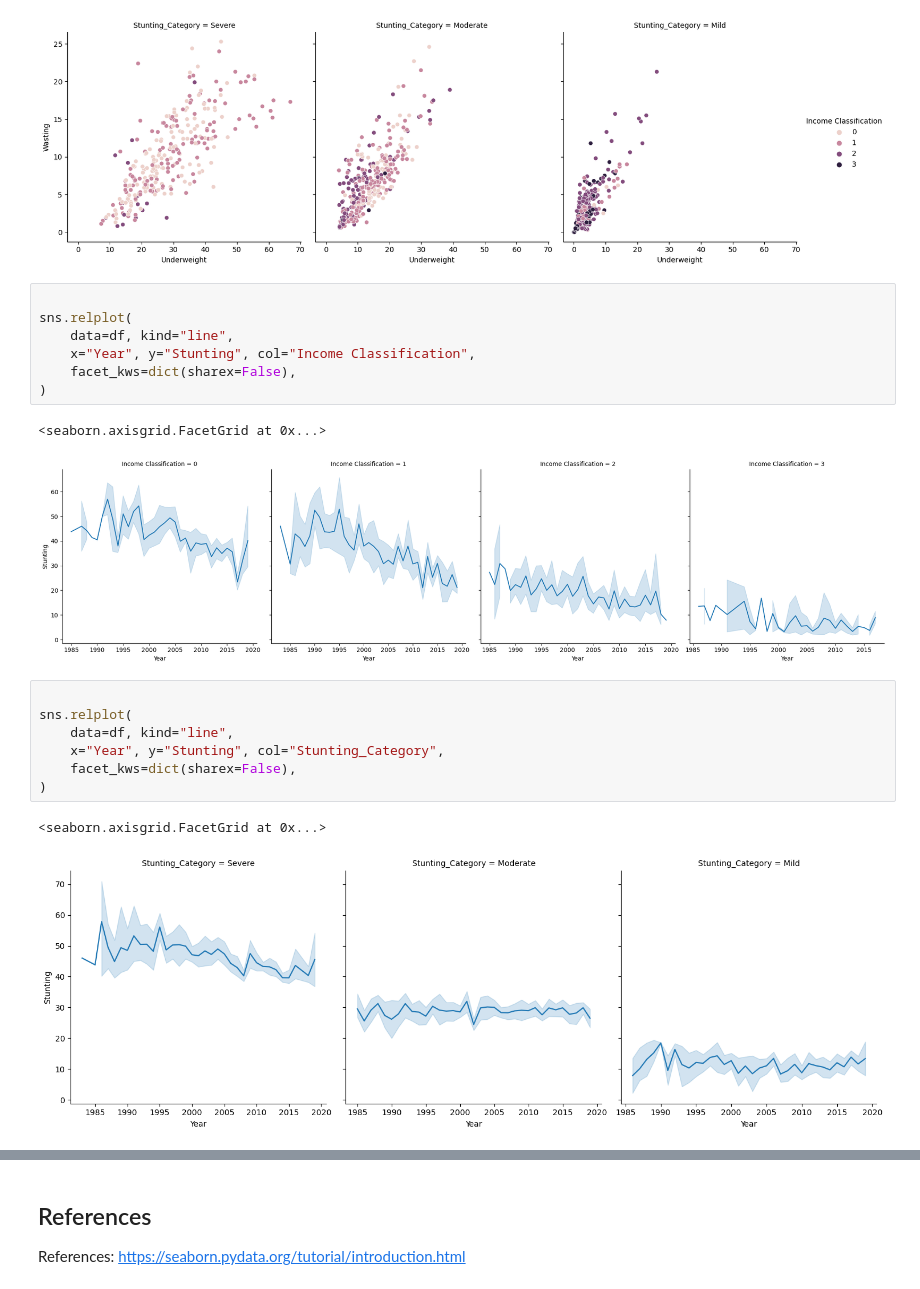
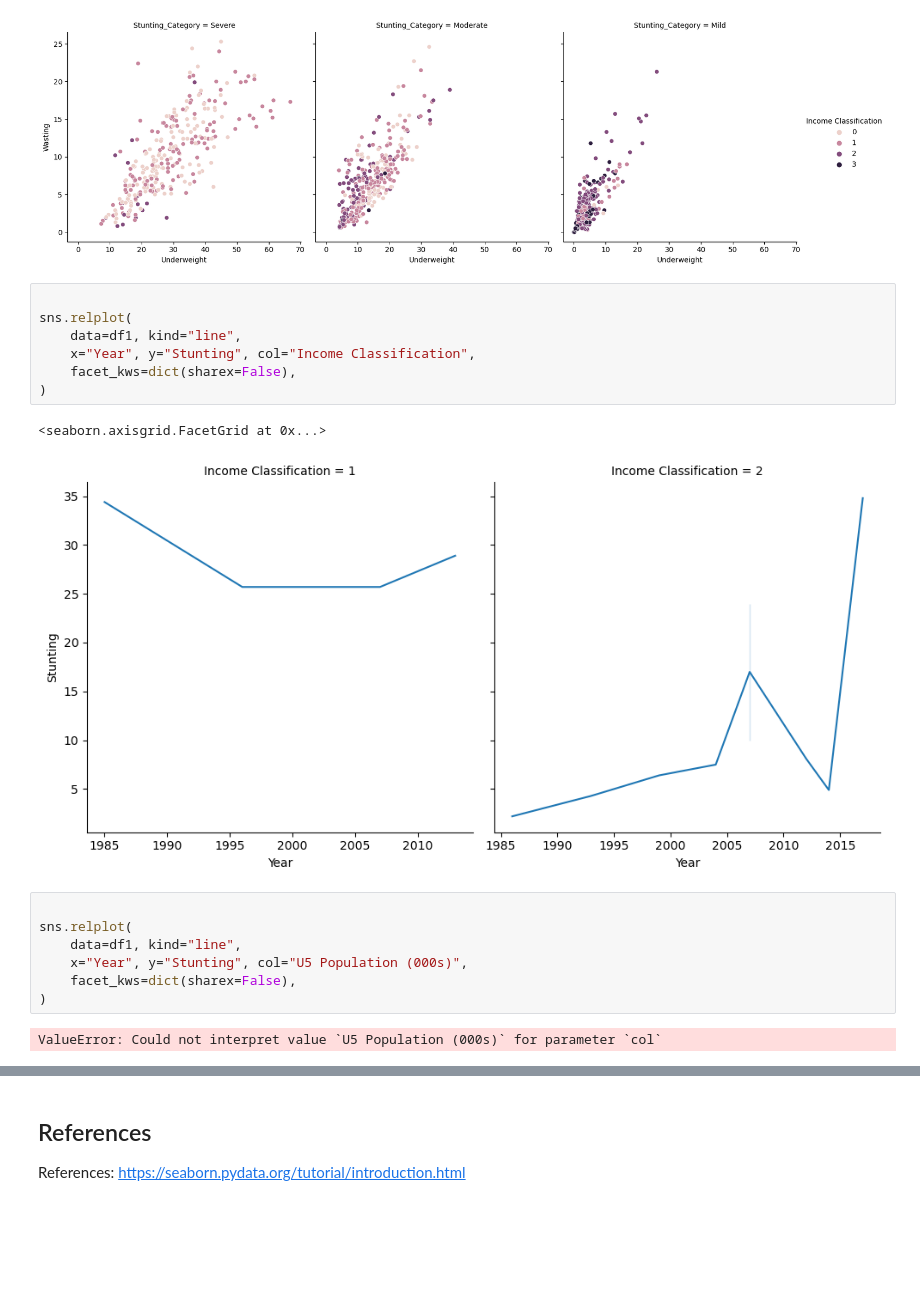
Before and after one commit to nvelardi/StuntedGrowthTuvalu, a Jupyter notebook: index2.ipynb, the cells around one changed output, grey strips where cells are left out. Drawn from its saved outputs; the diff is of its cells as text; blank space fills up the shorter version.

```diff
--- a/index2.ipynb
+++ b/index2.ipynb
@@ -142,20 +142,19 @@ sns.relplot(
 # %%
 
 sns.relplot(
-    data=df, kind="line",
+    data=df1, kind="line",
     x="Year", y="Stunting", col="Income Classification",
     facet_kws=dict(sharex=False),
 )
 # %% [output]
 <seaborn.axisgrid.FacetGrid at 0x...>
-[figure, old version]
+[figure, new version]
 # %%
 
 sns.relplot(
-    data=df, kind="line",
-    x="Year", y="Stunting", col="Stunting_Category",
+    data=df1, kind="line",
+    x="Year", y="Stunting", col="U5 Population (000s)",
     facet_kws=dict(sharex=False),
 )
 # %% [output]
-<seaborn.axisgrid.FacetGrid at 0x...>
+ValueError: Could not interpret value `U5 Population (000s)` for parameter `col`
-[figure, removed]
```
Also changed, not shown: parts of 2 cells of this notebook.
